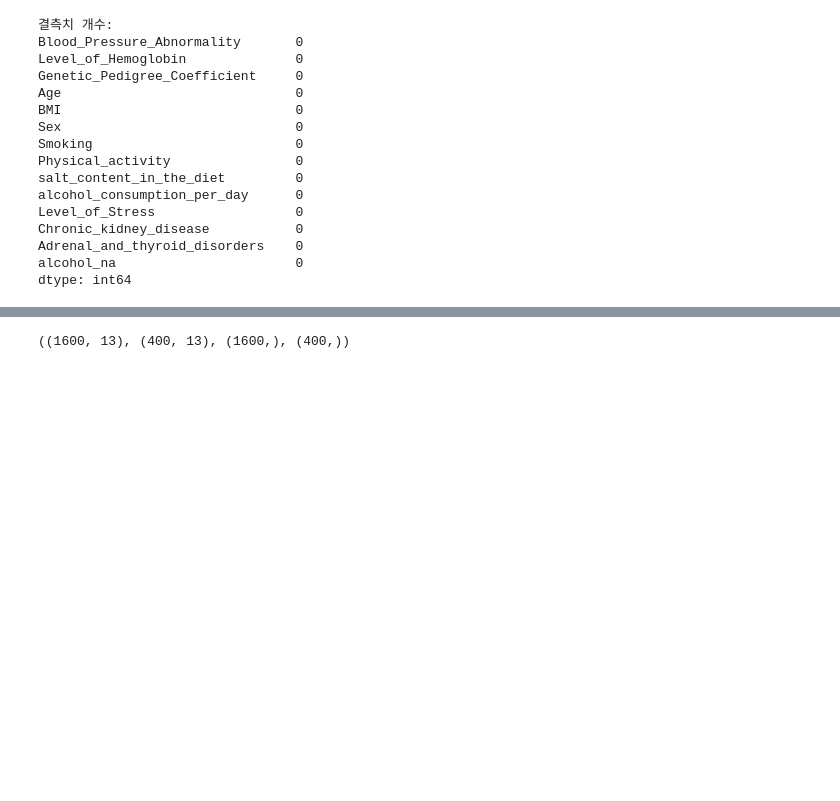
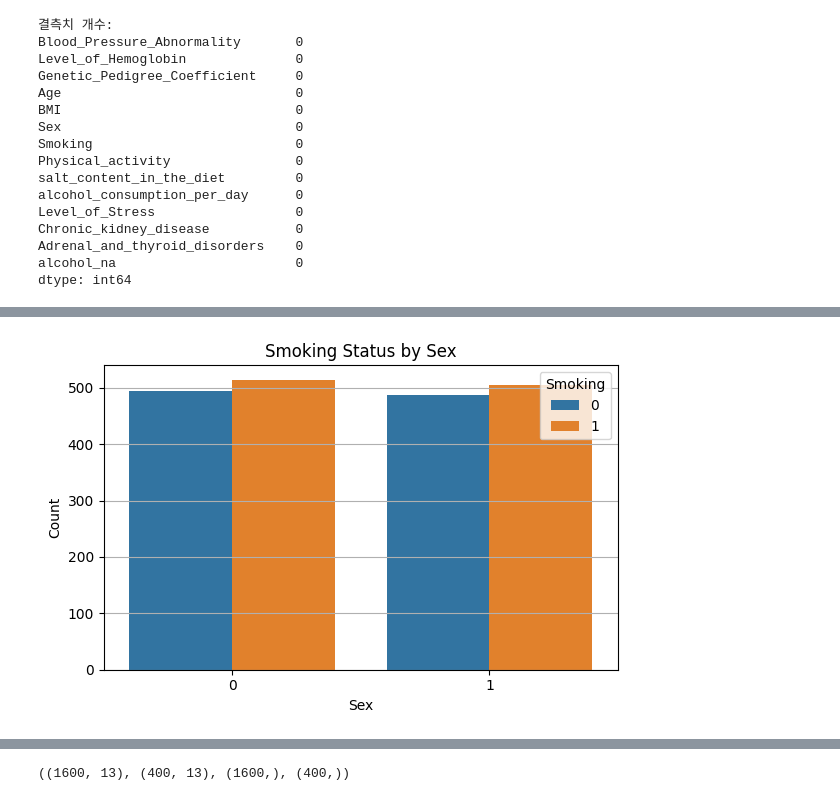
Before and after one commit to Tea-Yeon-Kim/AI-Class, a Jupyter notebook: week7/BP_data_classfication.ipynb, the cells around one changed output, grey strips where cells are left out. Saved outputs shown, nothing was run; the diff lists cells and outputs as text; code cells hidden in the pictures; blank space fills up the shorter version.

```diff
--- a/week7/BP_data_classfication.ipynb
+++ b/week7/BP_data_classfication.ipynb
@@ -116,0 +131,16 @@ dtype: int64
+# %%
+import seaborn as sns
+import matplotlib.pyplot as plt
+
+plt.figure(figsize=(6, 4))
+sns.countplot(x='Sex', hue='Smoking', data=data)
+
+plt.title("Smoking Status by Sex")
+plt.xlabel("Sex")
+plt.ylabel("Count")
+plt.legend(title="Smoking")
+plt.grid(axis='y')
+plt.tight_layout()
+plt.show()
+# %% [output]
+[figure, added]
```
Also changed, not shown: parts of 26 cells of this notebook.
